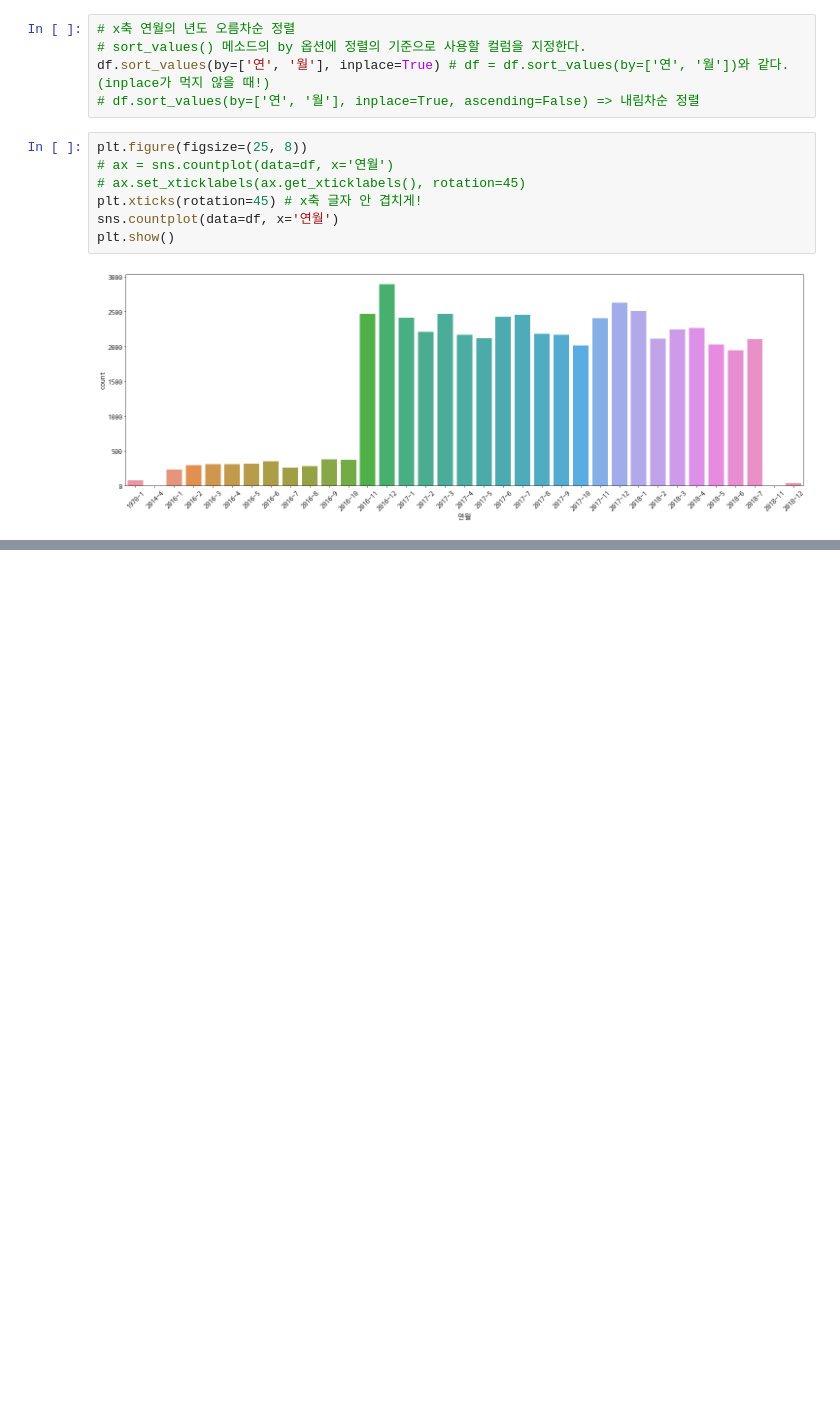
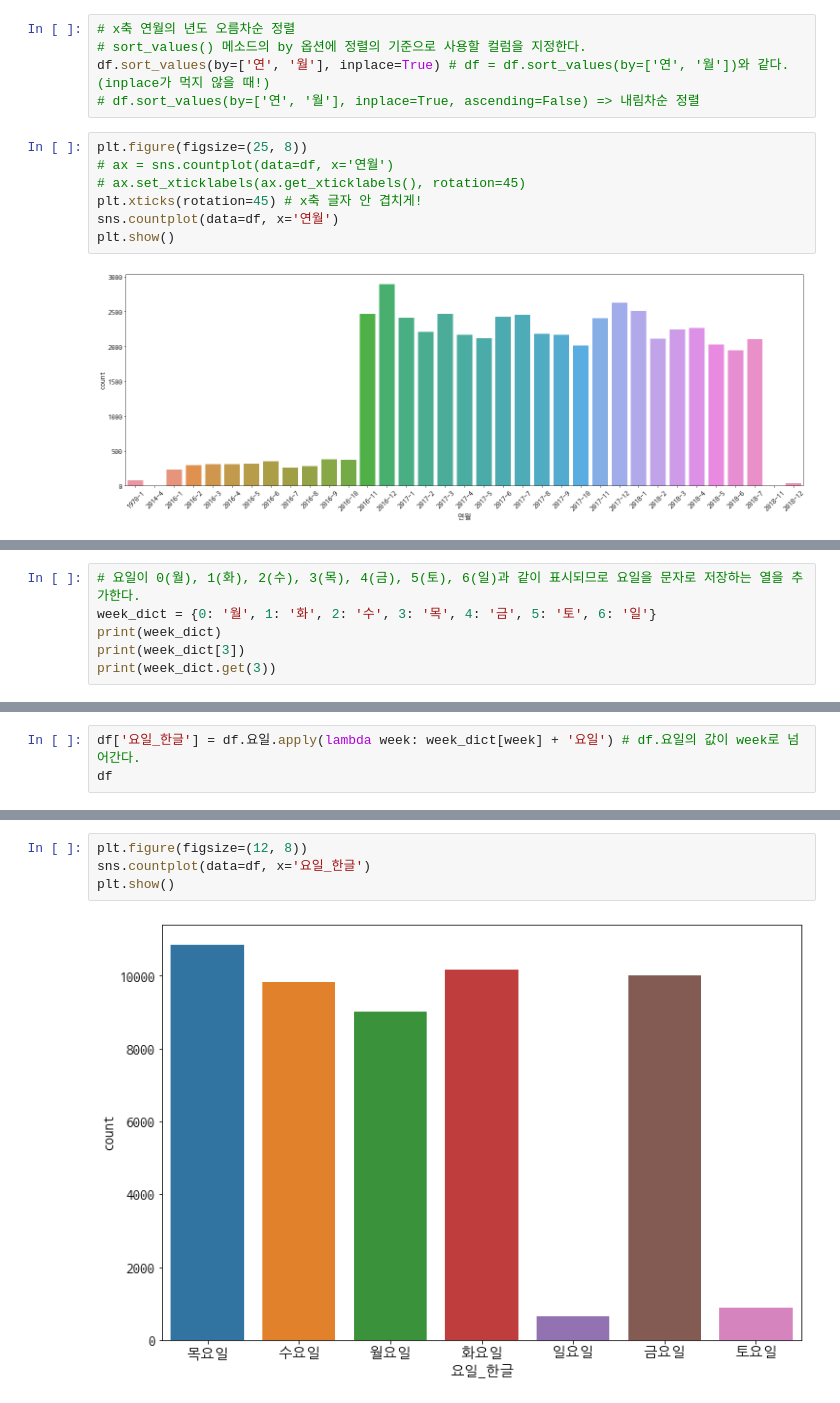
Before and after one commit to sangah-park98/python_dataAnalysis, a Jupyter notebook: 21_DataAnalysis_4.ipynb, the cells around one changed output, grey strips where cells are left out. Cells and saved outputs as stored; diff of their text form; blank space fills up the shorter version.

```diff
--- a/21_DataAnalysis_4.ipynb
+++ b/21_DataAnalysis_4.ipynb
@@ -276,0 +297,6 @@ plt.show()
+# %%
+# 요일이 0(월), 1(화), 2(수), 3(목), 4(금), 5(토), 6(일)과 같이 표시되므로 요일을 문자로 저장하는 열을 추가한다.
+week_dict = {0: '월', 1: '화', 2: '수', 3: '목', 4: '금', 5: '토', 6: '일'}
+print(week_dict)
+print(week_dict[3])
+print(week_dict.get(3))
@@ -276,0 +307,3 @@ plt.show()
+# %%
+df['요일_한글'] = df.요일.apply(lambda week: week_dict[week] + '요일') # df.요일의 값이 week로 넘어간다.
+df
@@ -276,0 +325,6 @@ plt.show()
+# %%
+plt.figure(figsize=(12, 8))
+sns.countplot(data=df, x='요일_한글')
+plt.show()
+# %% [output]
+[figure, added]
```
Also changed, not shown: parts of 31 cells of this notebook.
